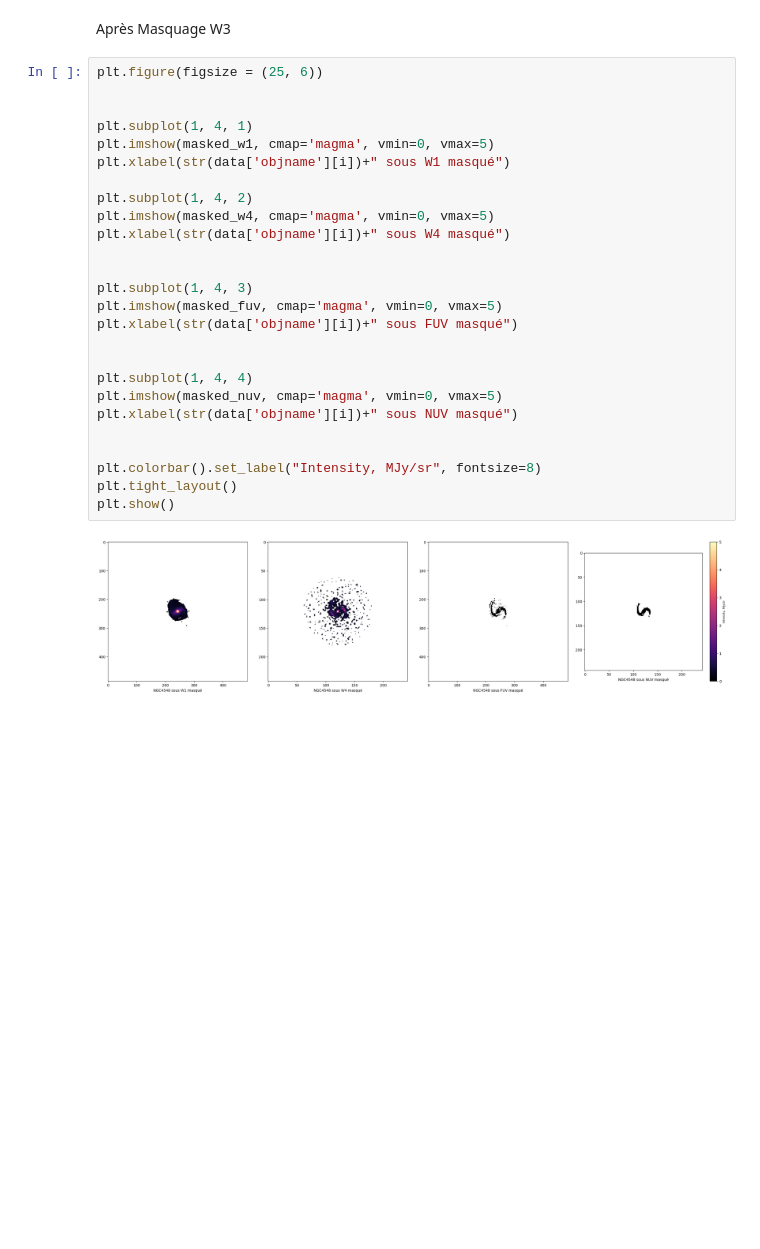
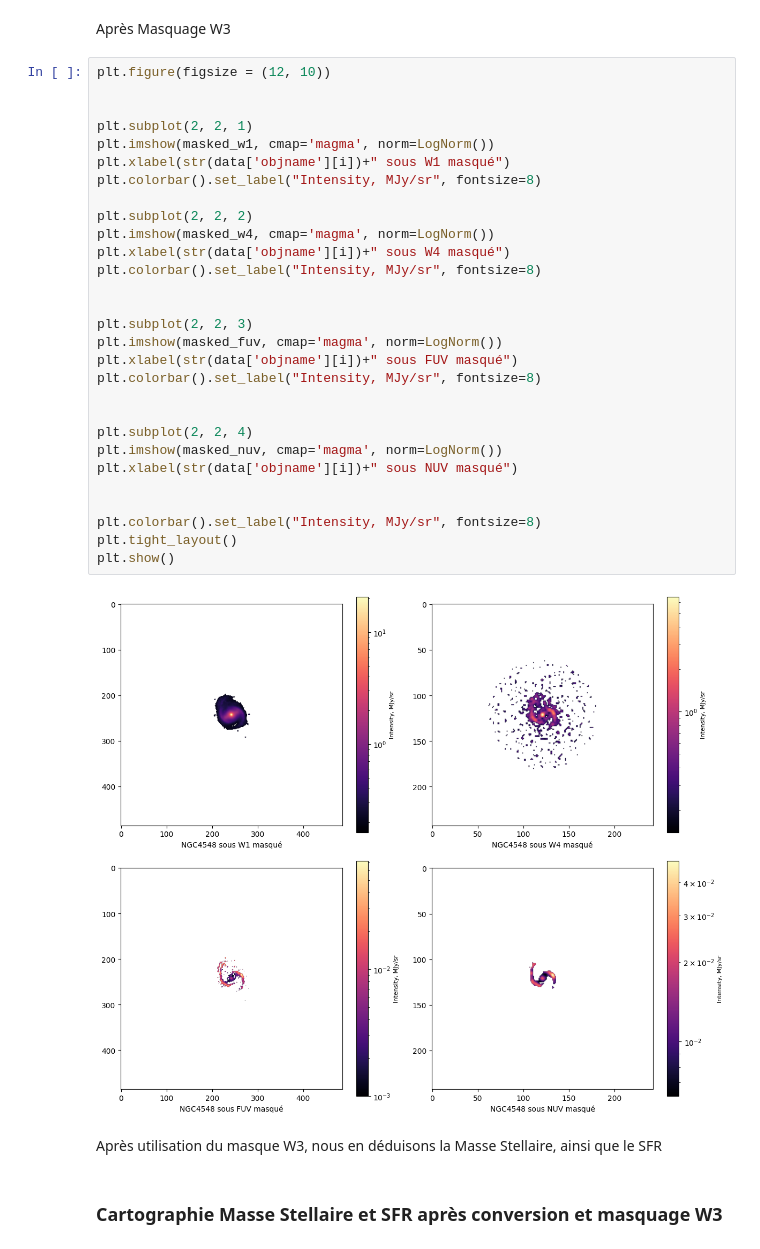
Before and after one commit to Cylmarile/PIR_2025, a Jupyter notebook: PIR_image.ipynb, the cells around one changed output. Saved outputs shown, nothing was run; the diff lists cells and outputs as text; blank space fills up the shorter version.

```diff
--- a/PIR_image.ipynb
+++ b/PIR_image.ipynb
@@ -369,32 +336,37 @@ plt.show()
 # %% [markdown]
 Après Masquage W3
 # %%
-plt.figure(figsize = (25, 6))
+plt.figure(figsize = (12, 10))
 
 
-plt.subplot(1, 4, 1)
-plt.imshow(masked_w1, cmap='magma', vmin=0, vmax=5)
+plt.subplot(2, 2, 1)
+plt.imshow(masked_w1, cmap='magma', norm=LogNorm())
 plt.xlabel(str(data['objname'][i])+" sous W1 masqué")
+plt.colorbar().set_label("Intensity, MJy/sr", fontsize=8)
 
-plt.subplot(1, 4, 2)
-plt.imshow(masked_w4, cmap='magma', vmin=0, vmax=5)
+plt.subplot(2, 2, 2)
+plt.imshow(masked_w4, cmap='magma', norm=LogNorm())
 plt.xlabel(str(data['objname'][i])+" sous W4 masqué")
+plt.colorbar().set_label("Intensity, MJy/sr", fontsize=8)
 
 
-plt.subplot(1, 4, 3)
-plt.imshow(masked_fuv, cmap='magma', vmin=0, vmax=5)
+plt.subplot(2, 2, 3)
+plt.imshow(masked_fuv, cmap='magma', norm=LogNorm())
 plt.xlabel(str(data['objname'][i])+" sous FUV masqué")
+plt.colorbar().set_label("Intensity, MJy/sr", fontsize=8)
 
 
-plt.subplot(1, 4, 4)
-plt.imshow(masked_nuv, cmap='magma', vmin=0, vmax=5)
+plt.subplot(2, 2, 4)
+plt.imshow(masked_nuv, cmap='magma', norm=LogNorm())
 plt.xlabel(str(data['objname'][i])+" sous NUV masqué")
 
 
 plt.colorbar().set_label("Intensity, MJy/sr", fontsize=8)
 plt.tight_layout()
 plt.show()
 # %% [output]
-[figure, old version]
+[figure, new version]
-# %% [markdown]
-#####
+# %% [markdown]
+Après utilisation du masque W3, nous en déduisons la Masse Stellaire, ainsi que le SFR
+# %% [markdown]
+### Cartographie Masse Stellaire et SFR après conversion et masquage W3
```
Also changed, not shown: parts of 12 cells of this notebook.
